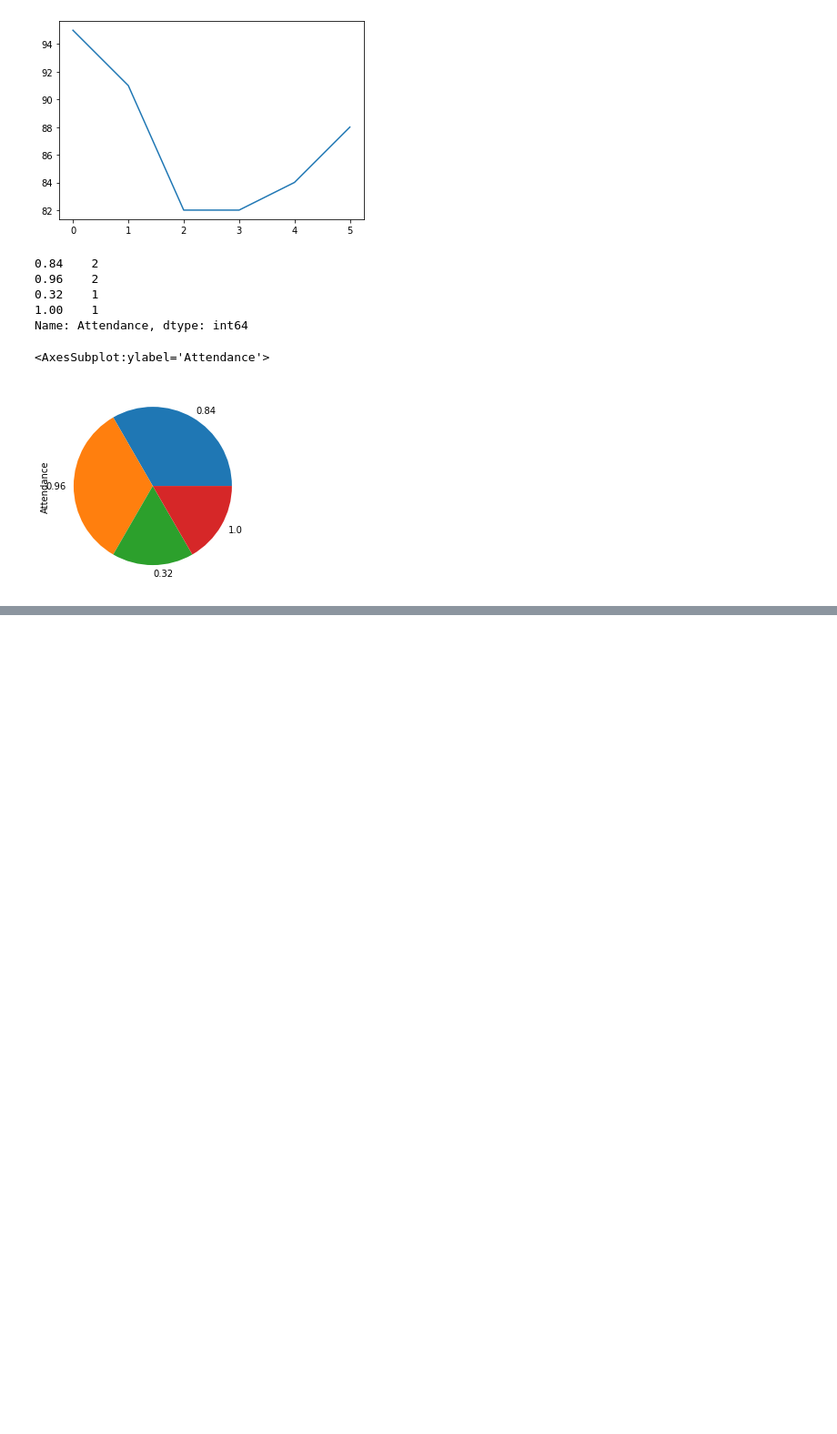
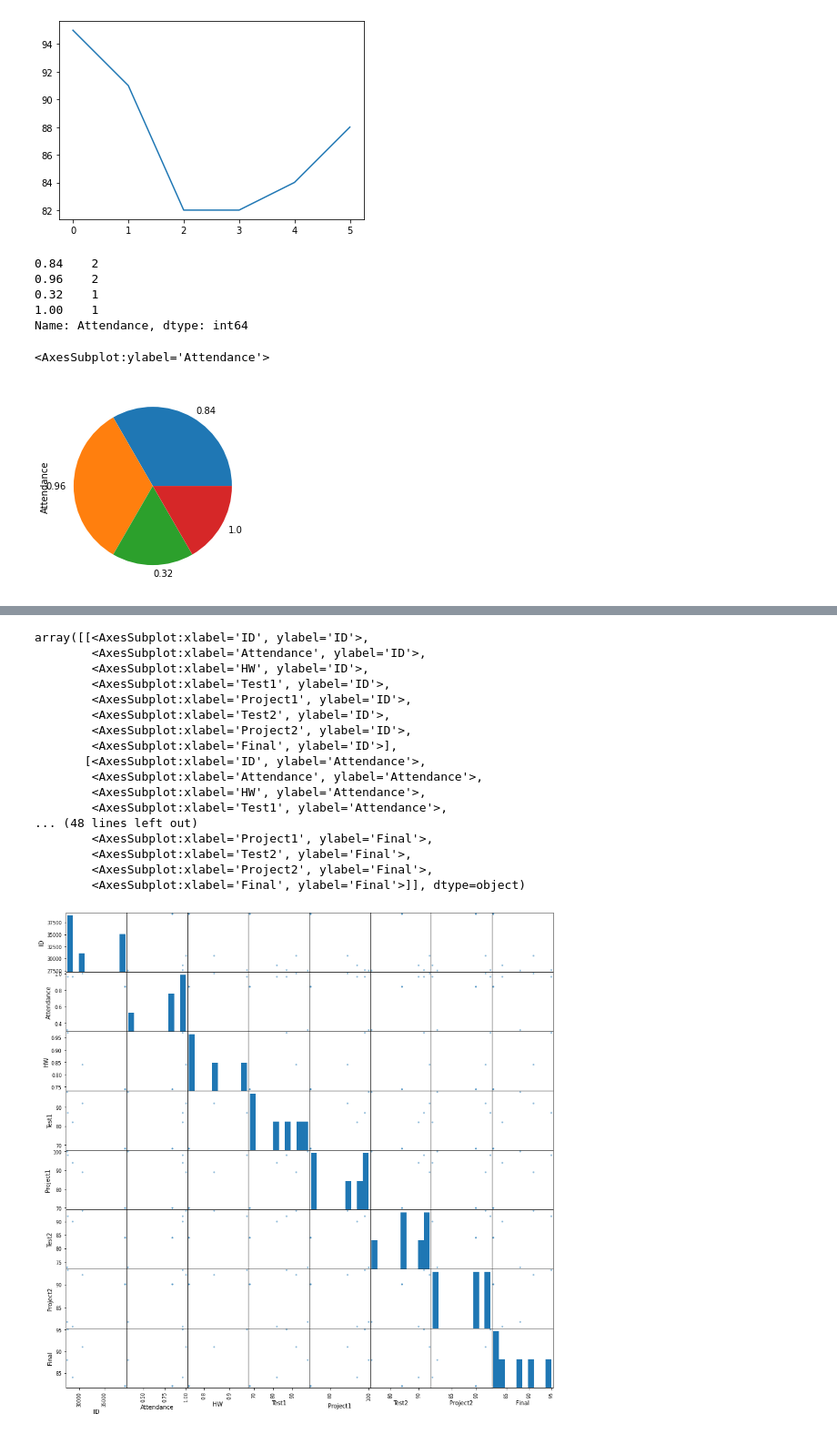
Before and after one commit to Eng-Mohamed-Ezzat/UdacityDataAnalysis_The_Data_Analysis_Process, a Jupyter notebook: Visualization.ipynb, the cells around one changed output, grey strips where cells are left out. Shown at 91% size. Drawn from its saved outputs; the diff is of its cells as text; code cells hidden in the pictures; blank space fills up the shorter version.

```diff
--- a/Visualization.ipynb
+++ b/Visualization.ipynb
@@ -78,0 +84,21 @@ df.Attendance.value_counts().plot(kind='pie')
+# %%
+pd.plotting.scatter_matrix(df, figsize=(15,15))
+# %% [output]
+array([[<AxesSubplot:xlabel='ID', ylabel='ID'>,
+        <AxesSubplot:xlabel='Attendance', ylabel='ID'>,
+        <AxesSubplot:xlabel='HW', ylabel='ID'>,
+        <AxesSubplot:xlabel='Test1', ylabel='ID'>,
+        <AxesSubplot:xlabel='Project1', ylabel='ID'>,
+        <AxesSubplot:xlabel='Test2', ylabel='ID'>,
+        <AxesSubplot:xlabel='Project2', ylabel='ID'>,
+        <AxesSubplot:xlabel='Final', ylabel='ID'>],
+       [<AxesSubplot:xlabel='ID', ylabel='Attendance'>,
+        <AxesSubplot:xlabel='Attendance', ylabel='Attendance'>,
+        <AxesSubplot:xlabel='HW', ylabel='Attendance'>,
+        <AxesSubplot:xlabel='Test1', ylabel='Attendance'>,
+... (48 lines left out)
+        <AxesSubplot:xlabel='Project1', ylabel='Final'>,
+        <AxesSubplot:xlabel='Test2', ylabel='Final'>,
+        <AxesSubplot:xlabel='Project2', ylabel='Final'>,
+        <AxesSubplot:xlabel='Final', ylabel='Final'>]], dtype=object)
+[figure, added]
```
Also changed, not shown: parts of 4 cells of this notebook.
